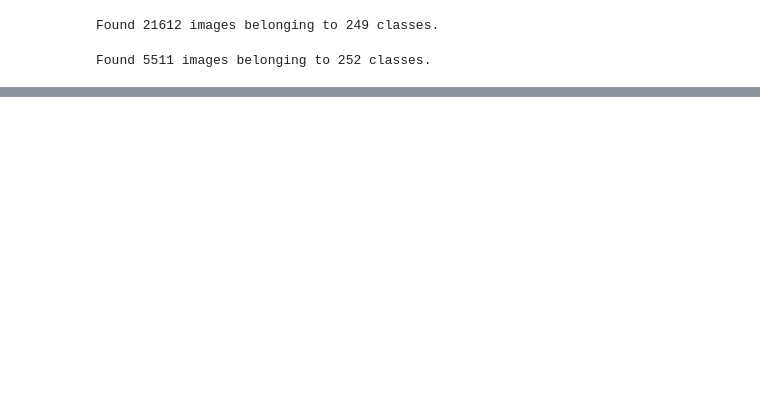
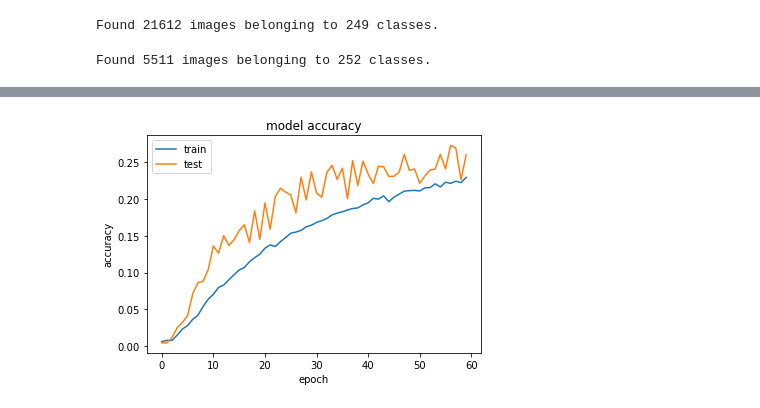
Before and after one commit to ihshanaa/CRITR--SDGP, a Jupyter notebook: CNNModel.ipynb, the cells around one changed output, grey strips where cells are left out. Cells and saved outputs as stored; diff of their text form; code cells hidden in the pictures; blank space fills up the shorter version.

```diff
--- a/CNNModel.ipynb
+++ b/CNNModel.ipynb
@@ -146,0 +190,23 @@ print(prediction)
+# %%
+# Plotting the graph of training accuracy vs Validation accuracy over a number of epochs
+
+# loss_train = history.history['accuracy']
+# loss_val = history.history['val_accuracy']
+# epochs = range(1,11)
+# plt.plot(epochs, loss_train, 'g', label='Training accuracy')
+# plt.plot(epochs, loss_val, 'b', label='validation accuracy')
+# plt.title('Training and Validation accuracy')
+# plt.xlabel('Epochs')
+# plt.ylabel('Accuracy')
+# plt.legend()
+# plt.show()
+
+plt.plot(history.history['accuracy'])
+plt.plot(history.history['val_accuracy'])
+plt.title('model accuracy')
+plt.ylabel('accuracy')
+plt.xlabel('epoch')
+plt.legend(['train', 'test'], loc='upper left')
+plt.show()
+# %% [output]
+[figure, added]
```
Also changed, not shown: parts of 20 cells of this notebook.
